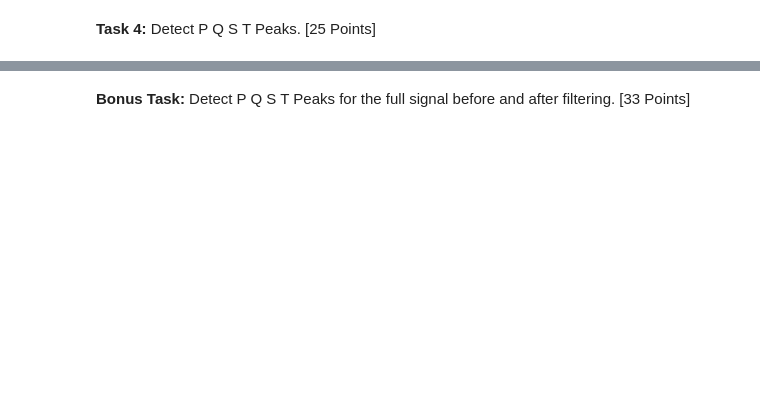
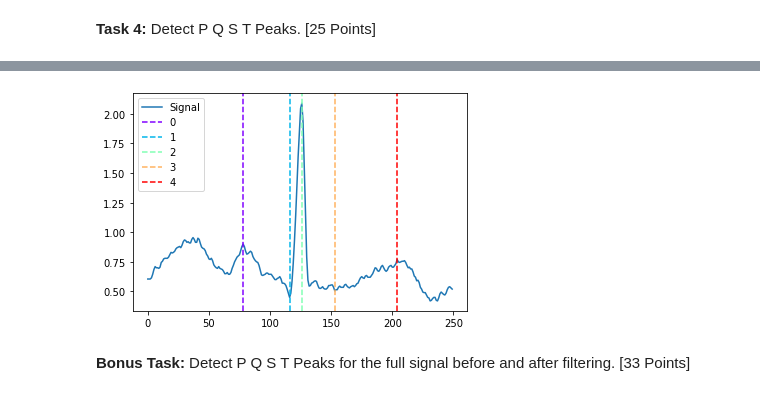
Before and after one commit to bostongfx/cs480student_2021, a Jupyter notebook: CS480_Assignment_1.ipynb, the cells around one changed output, grey strips where cells are left out. Cells and saved outputs as stored; diff of their text form; code cells hidden in the pictures; blank space fills up the shorter version.

```diff
--- a/CS480_Assignment_1.ipynb
+++ b/CS480_Assignment_1.ipynb
@@ -74,5 +129,17 @@ plot = nk.events_plot(rpeaks['ECG_R_Peaks'][0:2], ecg[0:SAMPLING_RATE])
 # %%
 # TODO Does the detection work well?
+# %%
+#For 1 heartbeat, first cycle of the 9 to 11 second sample
+plot = nk.events_plot(
+                      [
+                       waves_peak['ECG_P_Peaks'][:1],
+                       waves_peak['ECG_Q_Peaks'][:1],
+                       rpeaks9to11['ECG_R_Peaks'][:1],
+                       waves_peak['ECG_S_Peaks'][:1],
+                       waves_peak['ECG_T_Peaks'][:1],
+                       ], sample9to11sec[:250])
+# %% [output]
+[figure, added]
 # %% [markdown]
 **Bonus Task:** Detect P Q S T Peaks for the full signal before and after filtering. [33 Points]
 # %%
```
Also changed, not shown: parts of 15 cells of this notebook.
